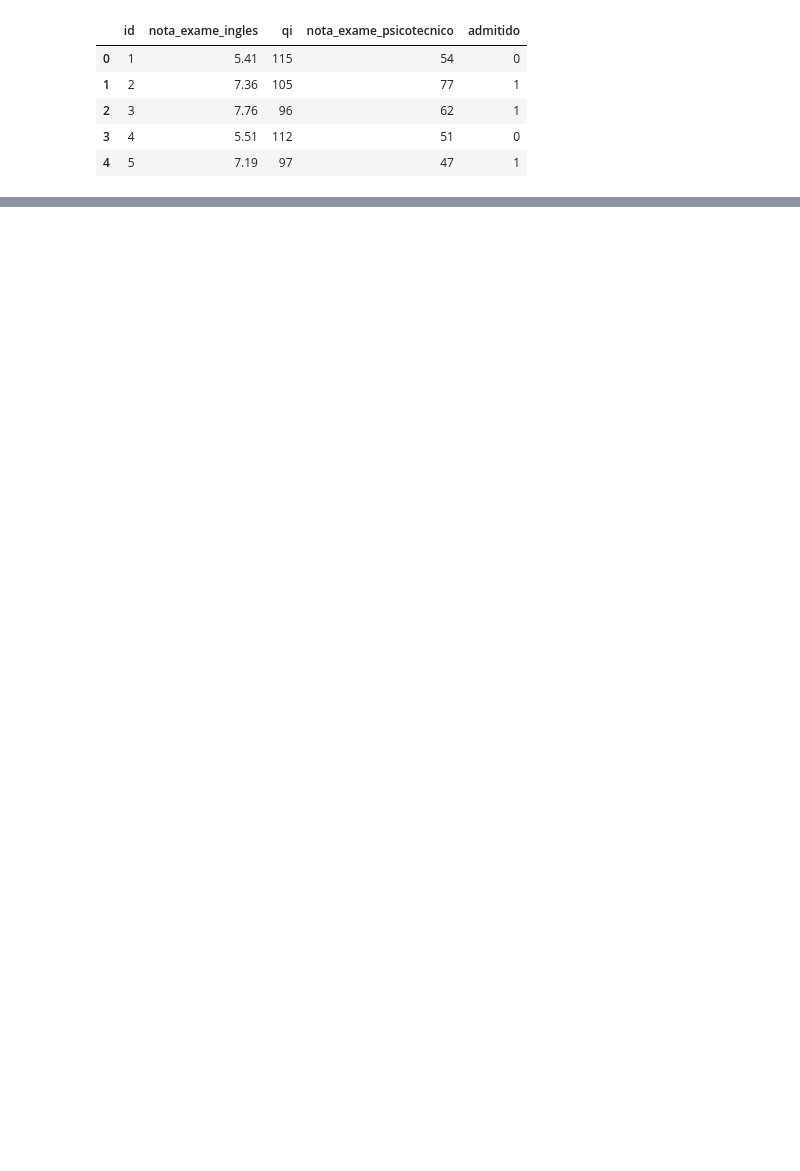
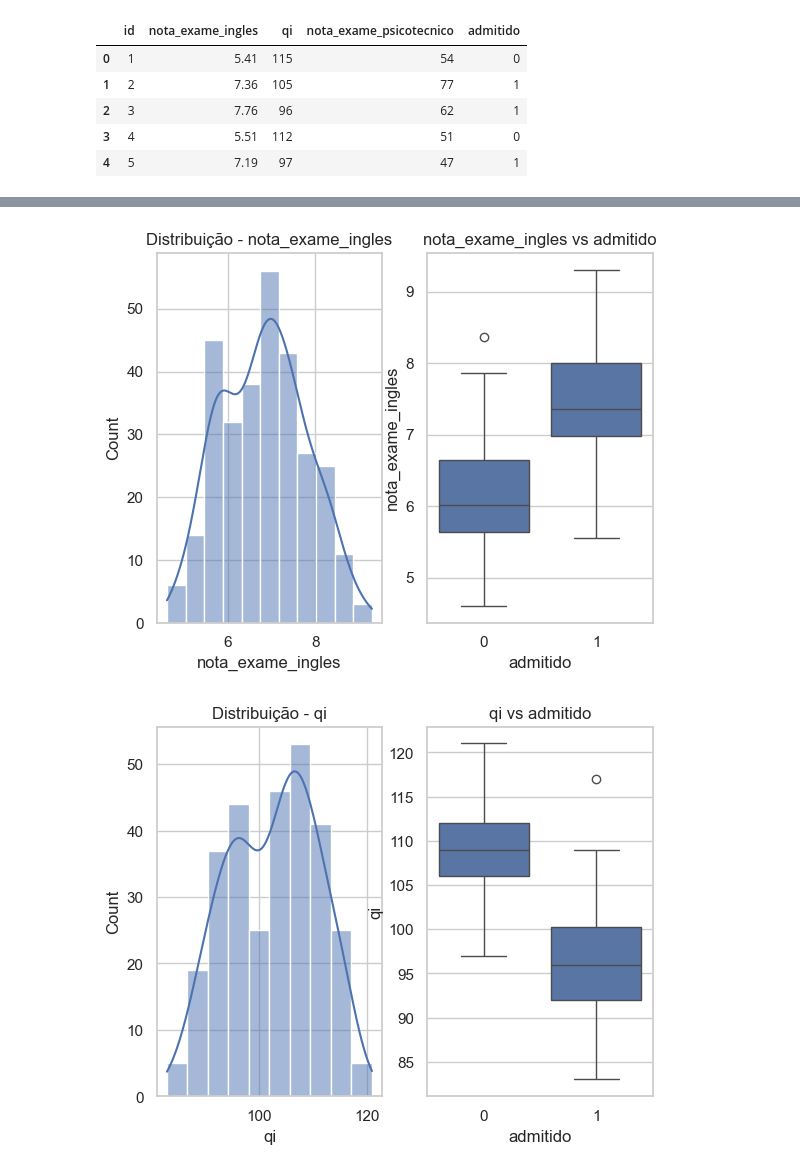
Before and after one commit to lmonferrari/psychic-broccoli, a Jupyter notebook: model.ipynb, the cells around one changed output, grey strips where cells are left out. Drawn from its saved outputs; the diff is of its cells as text; code cells hidden in the pictures; blank space fills up the shorter version.

```diff
--- a/model.ipynb
+++ b/model.ipynb
@@ -25,0 +89,13 @@ df.head()
+# %%
+for col in df.columns.drop("admitido"):
+    fig, axes = plt.subplots(1, 2)
+    sns.histplot(df[col], kde=True, ax=axes[0])
+    sns.boxplot(df, x="admitido", y=col, ax=axes[1])
+    axes[0].set_title(f"Distribuição - {col}")
+    axes[1].set_title(f"{col} vs admitido")
+
+plt.tight_layout()
+plt.show()
+# %% [output]
+[figure, added]
+[figure, added]
```
Also changed, not shown: parts of 18 cells of this notebook, 1 other file.
